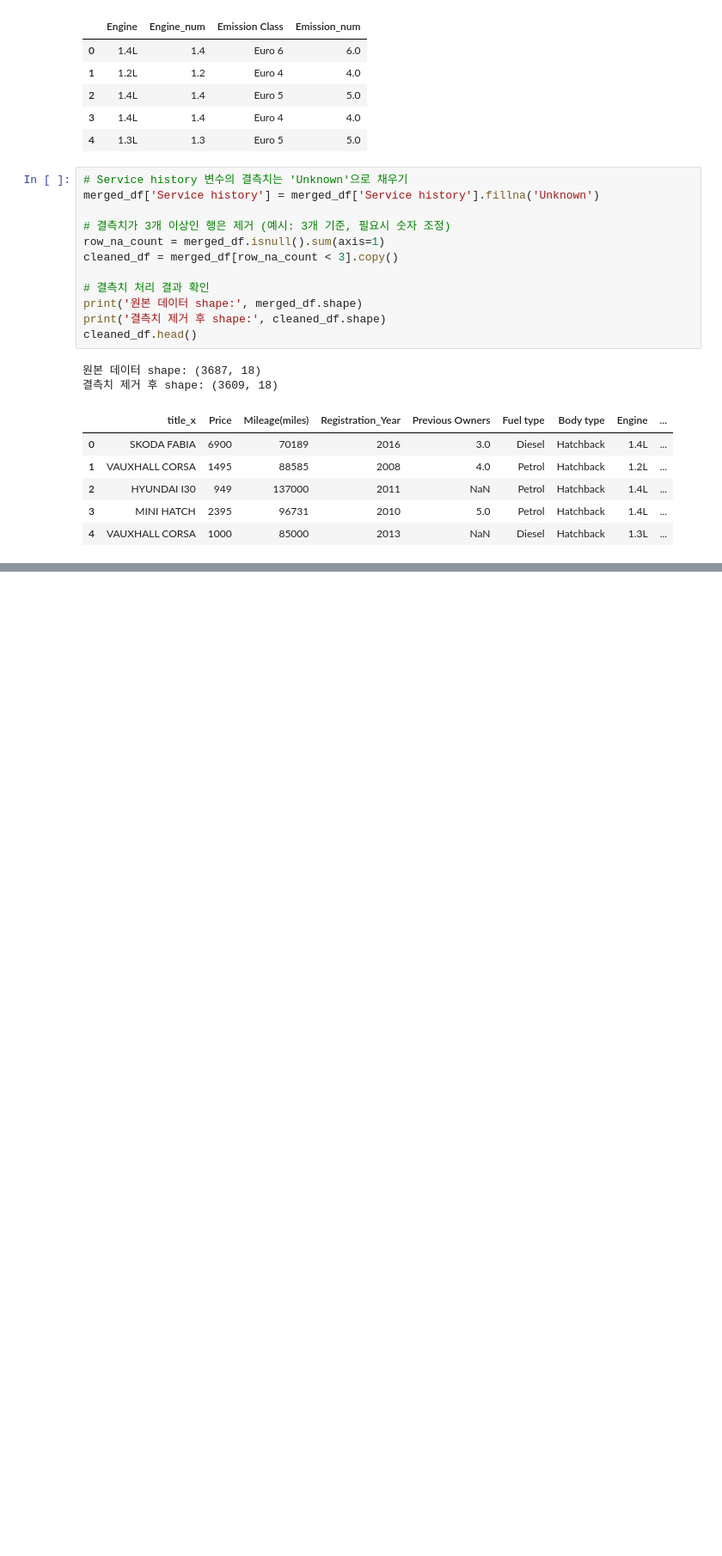
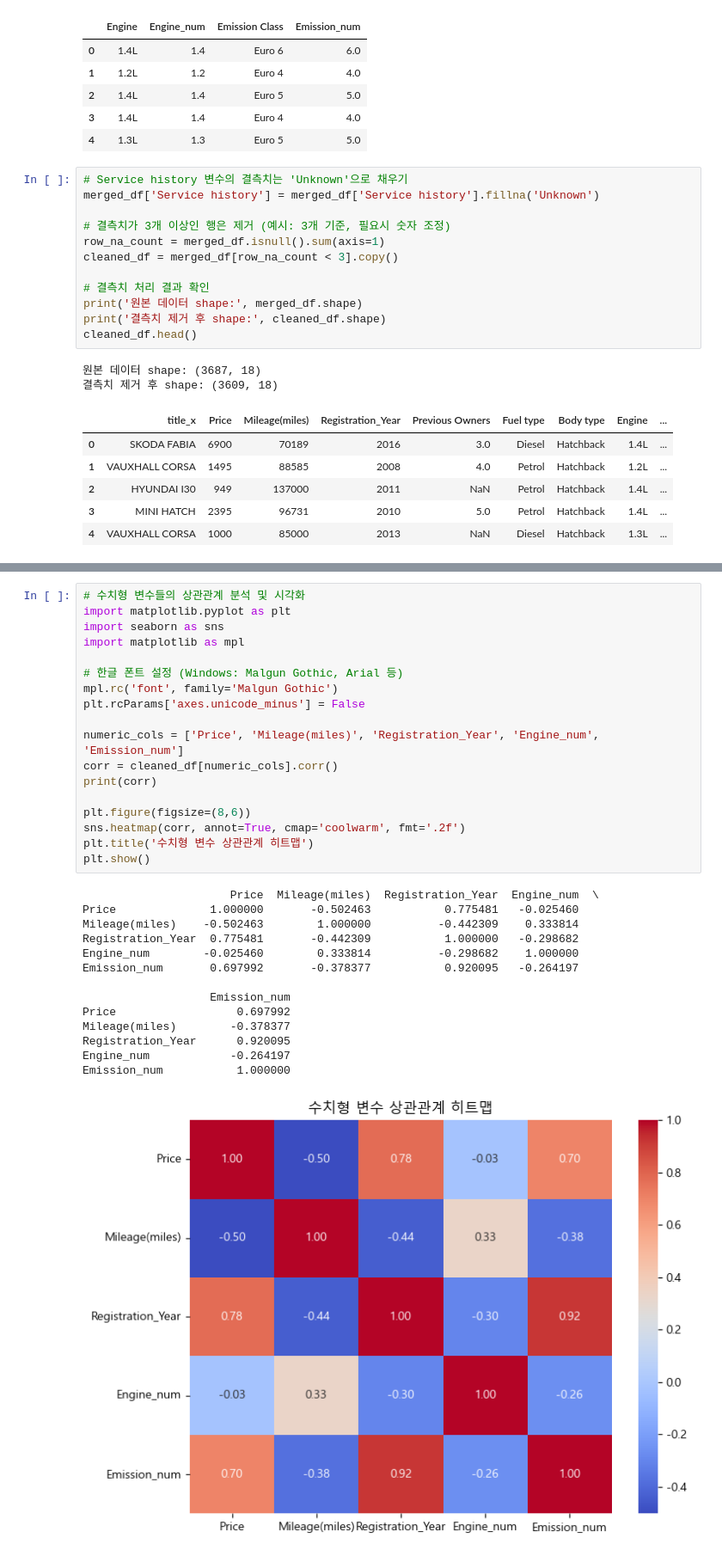
Before and after one commit to planetbb/Data_Project, a Jupyter notebook: car_brand.ipynb, the cells around one changed output, grey strips where cells are left out. Shown at 86% size. Saved outputs shown, nothing was run; the diff lists cells and outputs as text; blank space fills up the shorter version.

```diff
--- a/car_brand.ipynb
+++ b/car_brand.ipynb
@@ -149,0 +181,33 @@ NameError: name 'pca_df' is not defined
+# %%
+# 수치형 변수들의 상관관계 분석 및 시각화
+import matplotlib.pyplot as plt
+import seaborn as sns
+import matplotlib as mpl
+
+# 한글 폰트 설정 (Windows: Malgun Gothic, Arial 등)
+mpl.rc('font', family='Malgun Gothic')
+plt.rcParams['axes.unicode_minus'] = False
+
+numeric_cols = ['Price', 'Mileage(miles)', 'Registration_Year', 'Engine_num', 'Emission_num']
+corr = cleaned_df[numeric_cols].corr()
+print(corr)
+
+plt.figure(figsize=(8,6))
+sns.heatmap(corr, annot=True, cmap='coolwarm', fmt='.2f')
+plt.title('수치형 변수 상관관계 히트맵')
+plt.show()
+# %% [output]
+                      Price  Mileage(miles)  Registration_Year  Engine_num  \
+Price              1.000000       -0.502463           0.775481   -0.025460
+Mileage(miles)    -0.502463        1.000000          -0.442309    0.333814
+Registration_Year  0.775481       -0.442309           1.000000   -0.298682
+Engine_num        -0.025460        0.333814          -0.298682    1.000000
+Emission_num       0.697992       -0.378377           0.920095   -0.264197
+
+                   Emission_num
+Price                  0.697992
+Mileage(miles)        -0.378377
+Registration_Year      0.920095
+Engine_num            -0.264197
+Emission_num           1.000000
+[figure, added]
```
Also changed, not shown: parts of 6 cells of this notebook.
